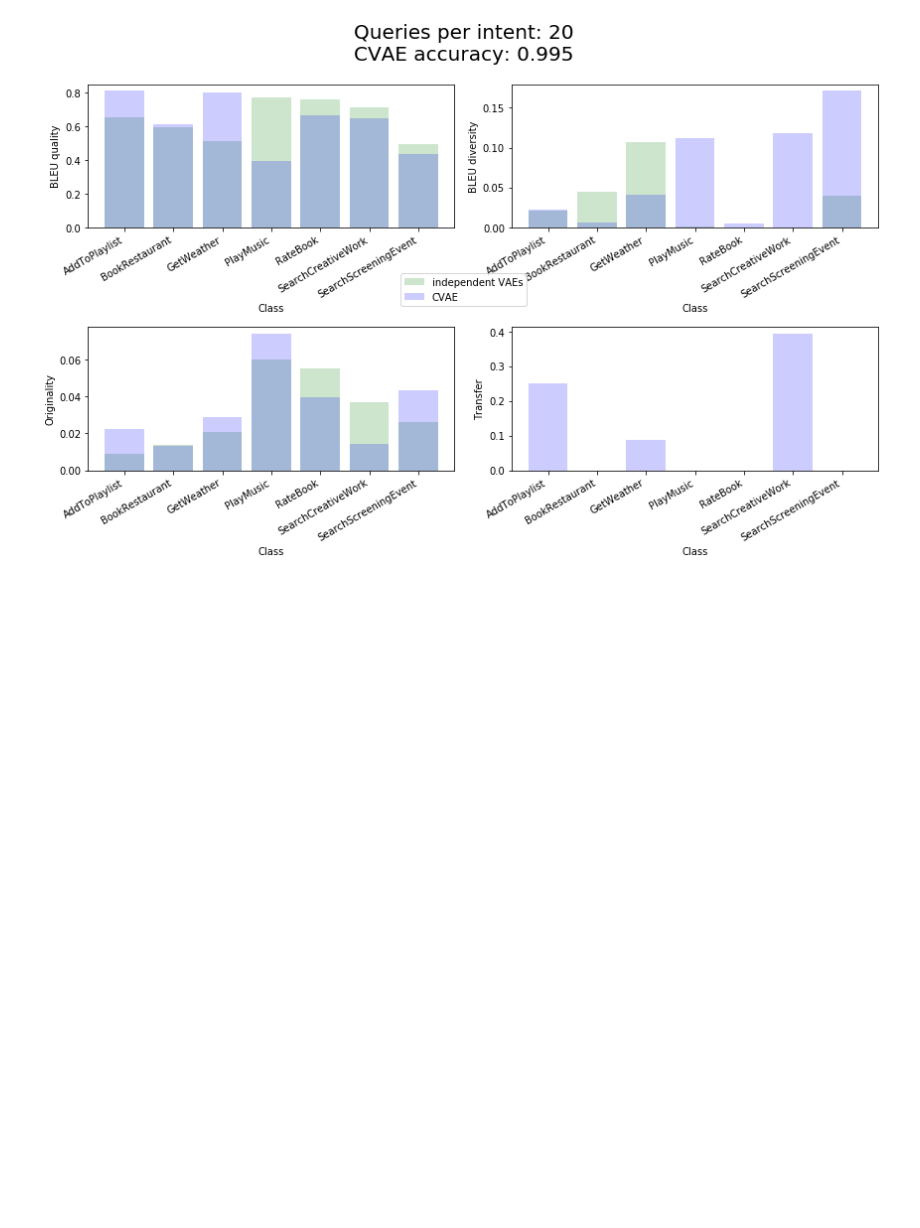
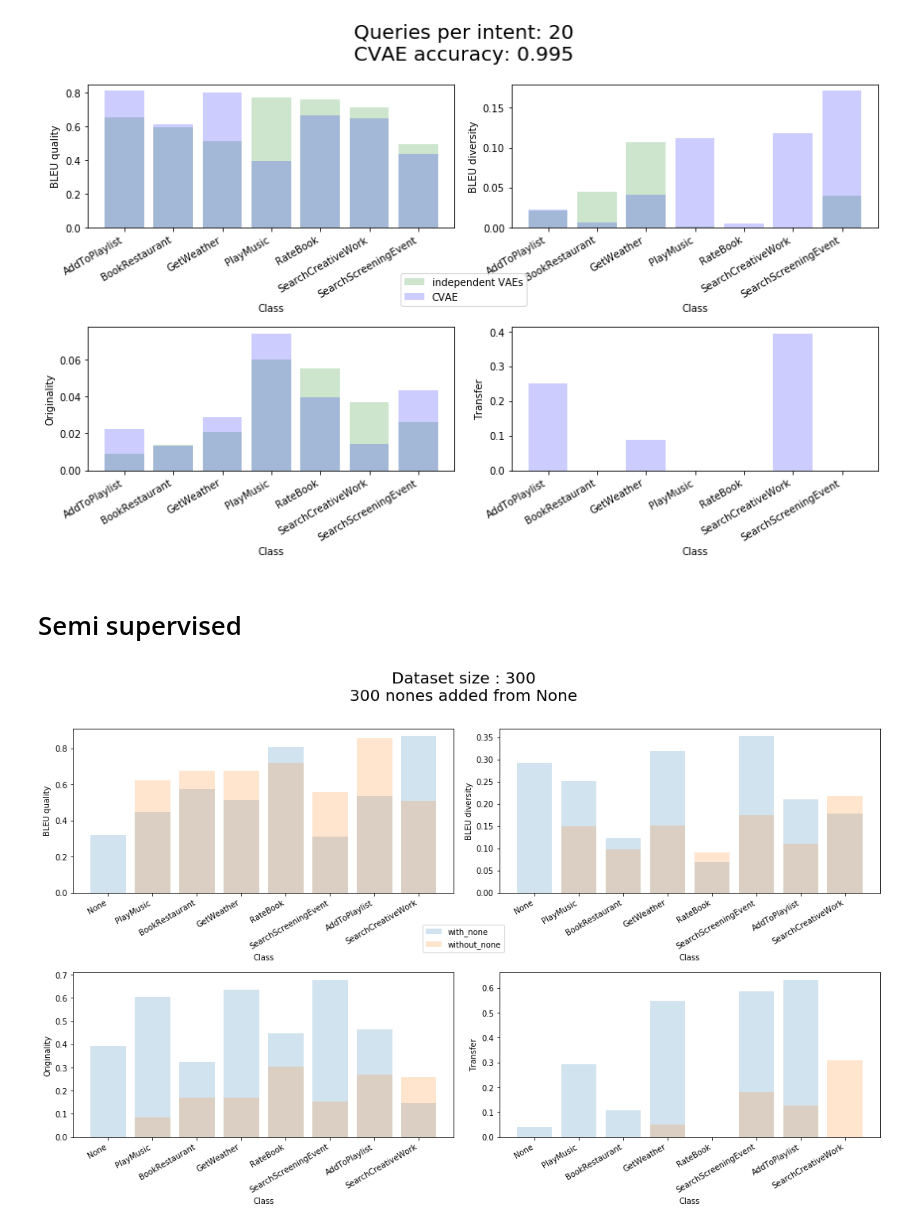
Before and after one commit to sonos/automatic-data-generation, a Jupyter notebook: automatic_data_generation/data-generation-new.ipynb, the cells around one changed output. Saved outputs shown, nothing was run; the diff lists cells and outputs as text; code cells hidden in the pictures; blank space fills up the shorter version.

```diff
--- a/automatic_data_generation/data-generation-new.ipynb
+++ b/automatic_data_generation/data-generation-new.ipynb
@@ -697,3 +732,46 @@ fig.legend(loc='center')
 fig.tight_layout(rect=[0, 0.03, 1, 0.9])
 # %% [output]
 [figure]
+# %% [markdown]
+# Semi supervised
+# %%
+results_dir = 'results_semisup_assistant_general/'
+
+with_none = torch.load(results_dir+'with_none.pkl')
+without_none = torch.load(results_dir+'without_none.pkl')
+
+fig, axarr = plt.subplots(2,2, figsize=(15,10))
+axarr = axarr.flatten()
+
+for run in [with_none, without_none]:
+
+    bleu_qualities     = [run['delexicalised_metrics']['bleu_scores']['quality'][intent]   for intent in run['i2int']]
+    bleu_diversities   = [run['delexicalised_metrics']['bleu_scores']['diversity'][intent] for intent in run['i2int']]
+    originalities      = [run['delexicalised_metrics']['originality'][intent]              for intent in run['i2int']]
+    transfer           = [run['delexicalised_metrics']['transfer'][intent]                 for intent in run['i2int']]
+    metrics = [bleu_qualities, bleu_diversities, originalities, transfer]
+
+    for i, metric in enumerate(metrics):
+
+        axarr[i].bar([intent.split(':')[-1] for intent in run['i2int']],
+                     metric, alpha=0.2, label=run['args']['pickle'].split('/')[-1] if i==0 else '')
+        for label in axarr[i].get_xmajorticklabels():
+            label.set_rotation(30)
+            label.set_horizontalalignment("right")
+        low, high, delta = min(metric), max(metric), max(metric) - min(metric)
+        #axarr[i].set_ylim(low - 0.2 * delta, high + 0.2 * delta)
+        axarr[i].set_xlabel('Class')
+
+axarr[0].set_ylabel('BLEU quality'  )
+axarr[1].set_ylabel('BLEU diversity')
+axarr[2].set_ylabel('Originality'   )
+axarr[3].set_ylabel('Transfer'   )
+
+fig.suptitle('Dataset size : {}\n{} nones added from {}'.format(with_none['args']['dataset_size'],
+                                                                with_none['args']['none_size'],
+                                                                with_none['args']['none_intent']), fontsize=20)
+fig.legend(loc='center')
+
+fig.tight_layout(rect=[0, 0.03, 1, 0.9])
+# %% [output]
+[figure, added]
```
Also changed, not shown: parts of 11 cells of this notebook, 9 other files.
